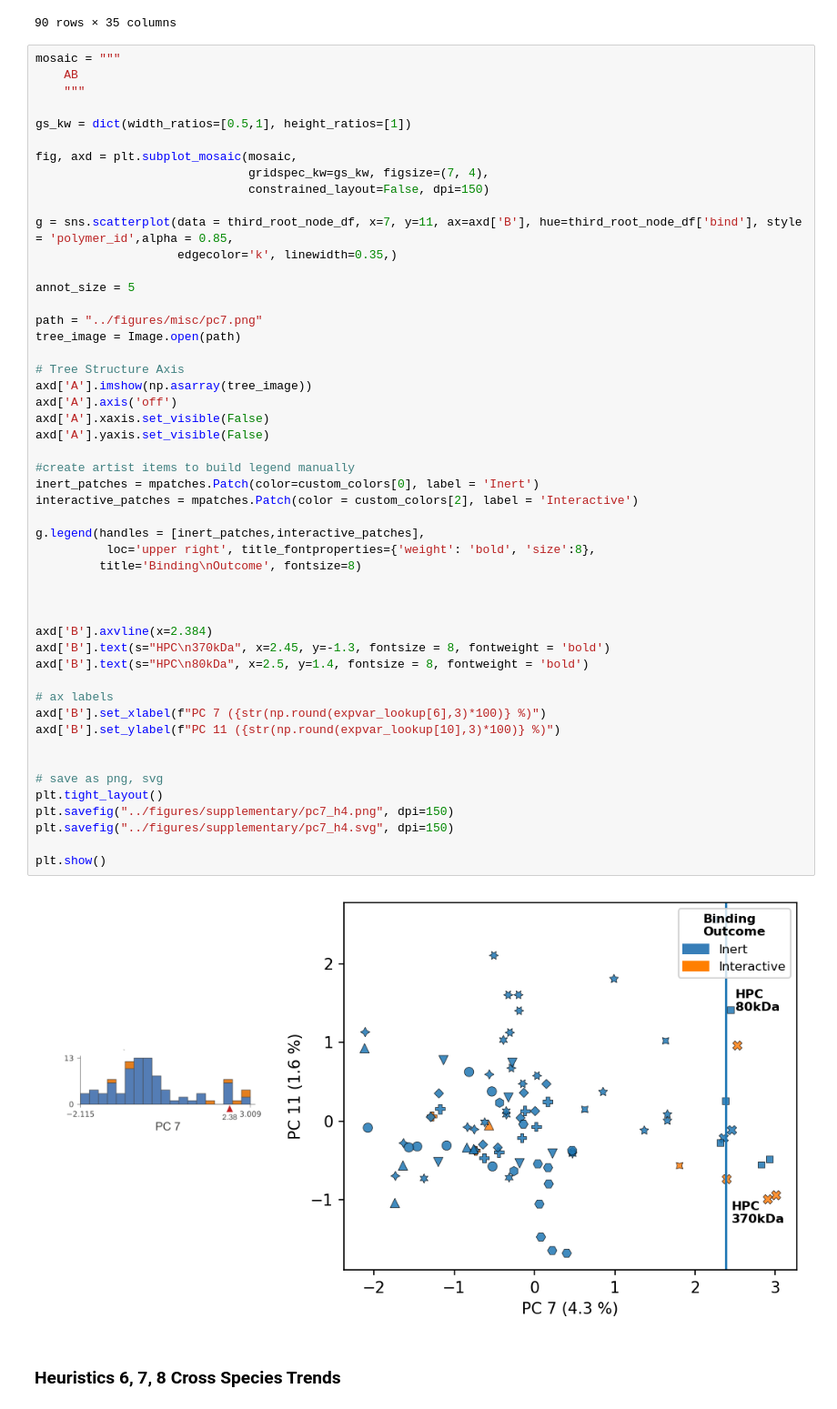
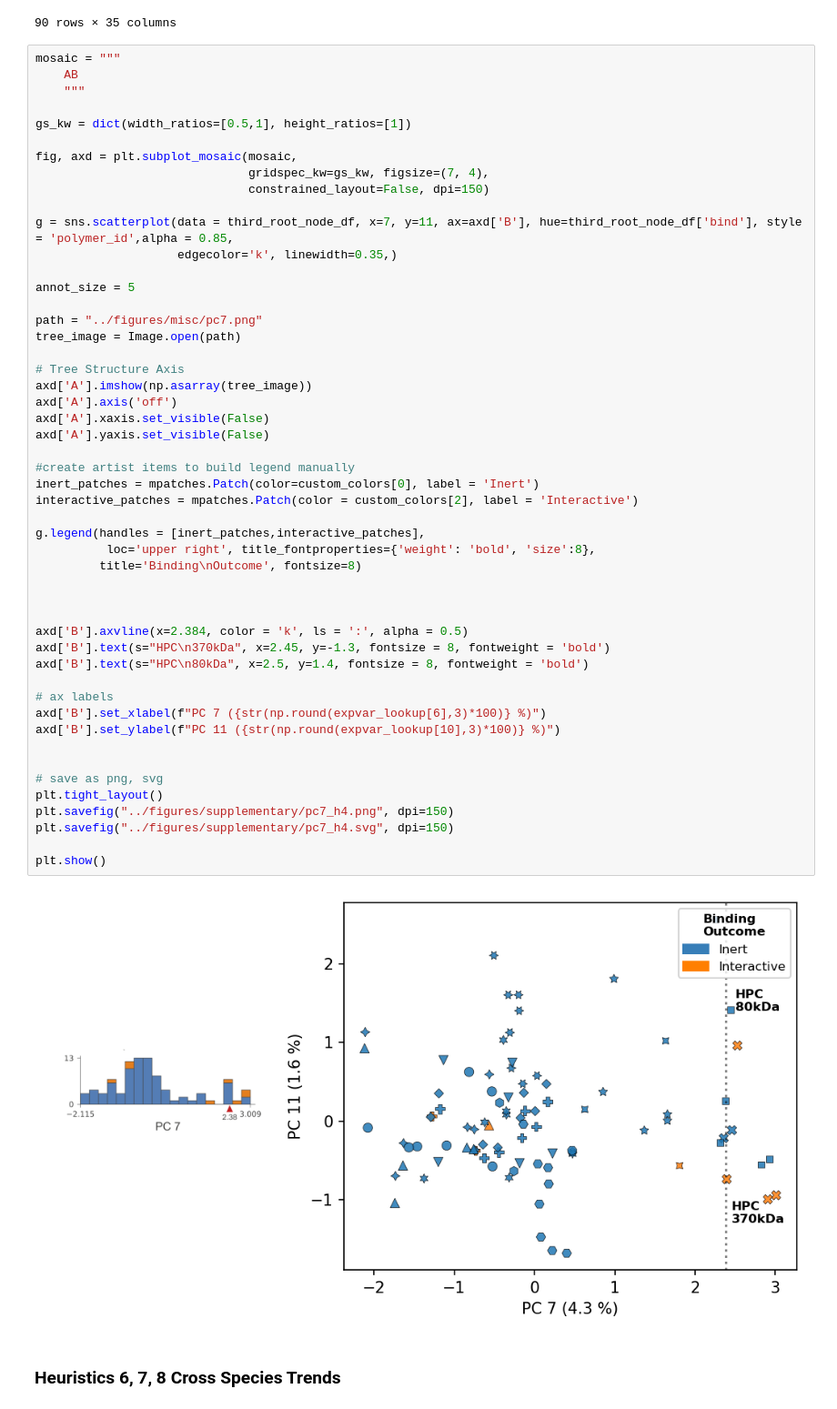
Before and after one commit to Frank-Gu-Lab/infrno, a Jupyter notebook: notebooks/final_model_paper_CDE_rs148.ipynb, the cells around one changed output. Shown at 91% size. Drawn from its saved outputs; the diff is of its cells as text.

```diff
--- a/notebooks/final_model_paper_CDE_rs148.ipynb
+++ b/notebooks/final_model_paper_CDE_rs148.ipynb
@@ -890,35 +890,35 @@ tree_image = Image.open(path)
 axd['A'].imshow(np.asarray(tree_image))
 axd['A'].axis('off')
 axd['A'].xaxis.set_visible(False)
 axd['A'].yaxis.set_visible(False)
 
 #create artist items to build legend manually
 inert_patches = mpatches.Patch(color=custom_colors[0], label = 'Inert')
 interactive_patches = mpatches.Patch(color = custom_colors[2], label = 'Interactive')
 
 g.legend(handles = [inert_patches,interactive_patches],
           loc='upper right', title_fontproperties={'weight': 'bold', 'size':8},
          title='Binding\nOutcome', fontsize=8)
 
 
 
-axd['B'].axvline(x=2.384)
+axd['B'].axvline(x=2.384, color = 'k', ls = ':', alpha = 0.5)
 axd['B'].text(s="HPC\n370kDa", x=2.45, y=-1.3, fontsize = 8, fontweight = 'bold')
 axd['B'].text(s="HPC\n80kDa", x=2.5, y=1.4, fontsize = 8, fontweight = 'bold')
 
 # ax labels
 axd['B'].set_xlabel(f"PC 7 ({str(np.round(expvar_lookup[6],3)*100)} %)")
 axd['B'].set_ylabel(f"PC 11 ({str(np.round(expvar_lookup[10],3)*100)} %)")
 
 
 # save as png, svg
 plt.tight_layout()
 plt.savefig("../figures/supplementary/pc7_h4.png", dpi=150)
 plt.savefig("../figures/supplementary/pc7_h4.svg", dpi=150)
 
 plt.show()
 # %% [output]
-[figure, old version]
+[figure, new version]
 # %% [markdown]
 ### Heuristics 6, 7, 8 Cross Species Trends
 # %%
```
Also changed, not shown: parts of 4 cells of this notebook, 10 other files.
